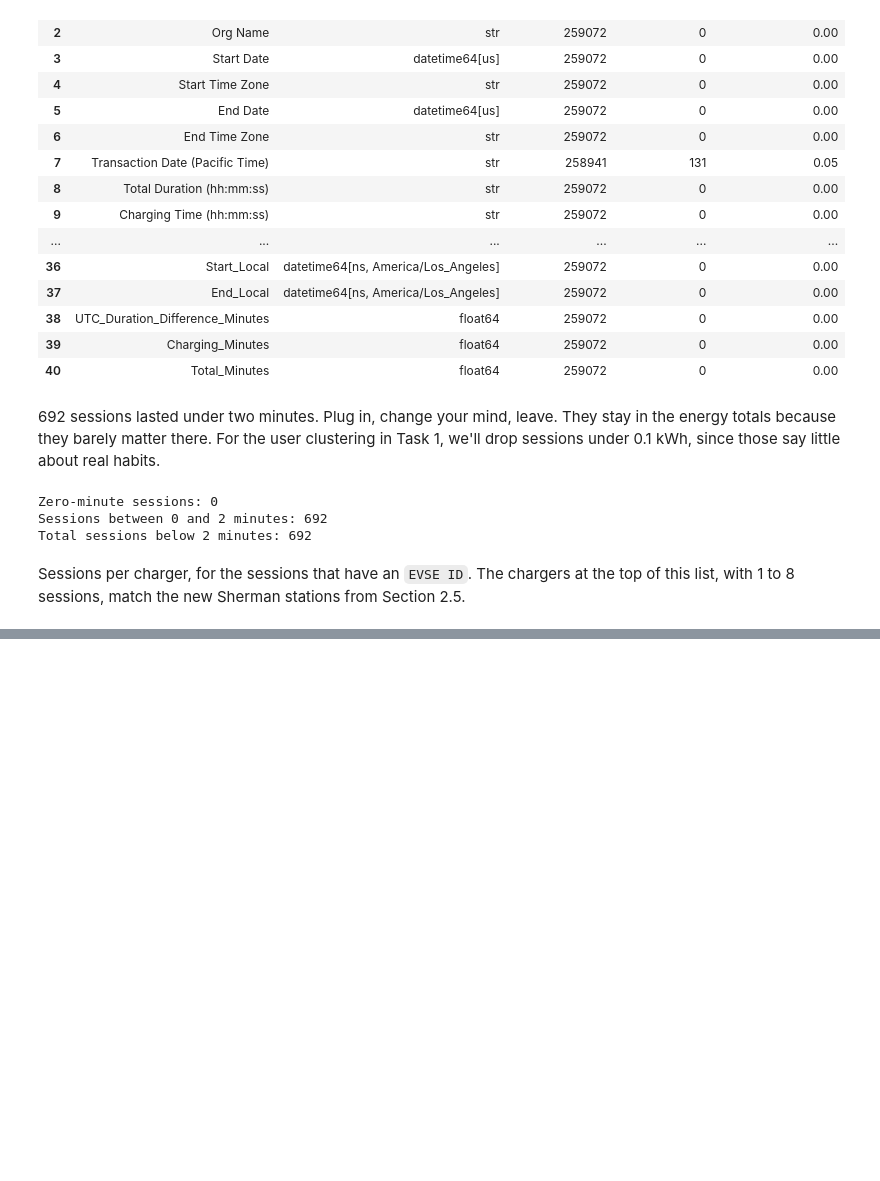
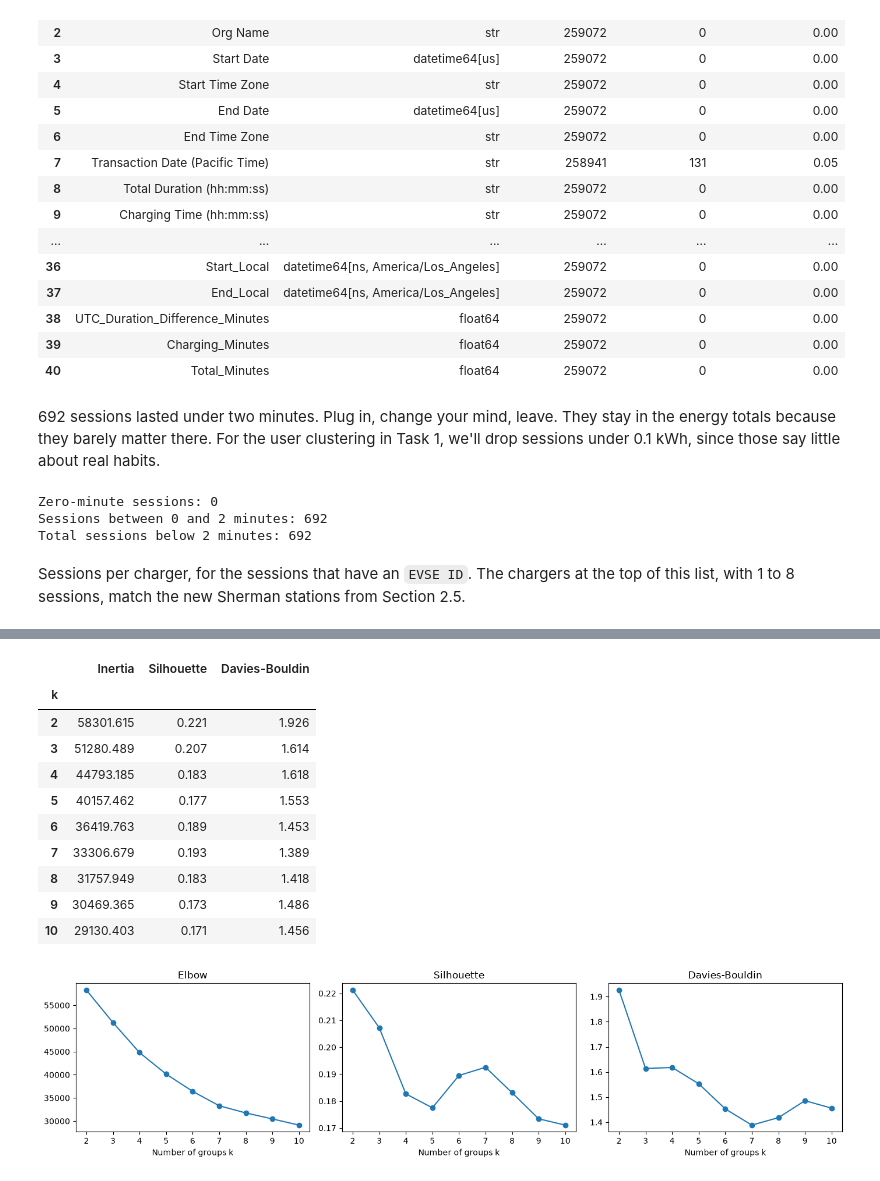
Before and after one commit to dumitritamacarenco/Introduction-to-Business-Analytics---Project-, a Jupyter notebook: ev_charging_palo_alto.ipynb, the cells around one changed output, grey strips where cells are left out. Drawn from its saved outputs; the diff is of its cells as text; code cells hidden in the pictures; blank space fills up the shorter version.

Commit message:
Clustering analysis

```diff
--- a/ev_charging_palo_alto.ipynb
+++ b/ev_charging_palo_alto.ipynb
@@ -867,0 +1072,9 @@ display(evse_usage)
+# %%
+skewed_columns = ["total_energy_kwh", "n_sessions", "avg_energy_per_session", "avg_plugged_hours"]
+print("Skewness before the log:", user_features[skewed_columns].skew().round(1).to_dict())
+
+features_log = user_features.copy()
+features_log[skewed_columns] = np.log1p(features_log[skewed_columns])
+print("Skewness after the log: ", features_log[skewed_columns].skew().round(1).to_dict())
+
+X_scaled = StandardScaler().fit_transform(features_log)
@@ -867,0 +1090,38 @@ display(evse_usage)
+# %%
+results = []
+for k in range(2, 11):
+    model = KMeans(n_clusters=k, init="k-means++", n_init=10, random_state=42)
+    labels = model.fit_predict(X_scaled)
+    results.append({
+        "k": k,
+        "Inertia": model.inertia_,
+        "Silhouette": silhouette_score(X_scaled, labels),
+        "Davies-Bouldin": davies_bouldin_score(X_scaled, labels),
+    })
+results = pd.DataFrame(results).set_index("k")
+display(results.round(3))
+
+fig, axes = plt.subplots(1, 3, figsize=(14, 3.5))
+axes[0].plot(results.index, results["Inertia"], marker="o")
+axes[0].set_title("Elbow")
+axes[1].plot(results.index, results["Silhouette"], marker="o")
+axes[1].set_title("Silhouette")
+axes[2].plot(results.index, results["Davies-Bouldin"], marker="o")
+axes[2].set_title("Davies-Bouldin")
+for ax in axes:
+    ax.set_xlabel("Number of groups k")
+plt.tight_layout()
+plt.show()
+# %% [output]
+|  | Inertia | Silhouette | Davies-Bouldin |
+| k |  |  |  |
+| 2 | 58301.615 | 0.221 | 1.926 |
+| 3 | 51280.489 | 0.207 | 1.614 |
+| 4 | 44793.185 | 0.183 | 1.618 |
+| 5 | 40157.462 | 0.177 | 1.553 |
+| 6 | 36419.763 | 0.189 | 1.453 |
+| 7 | 33306.679 | 0.193 | 1.389 |
+| 8 | 31757.949 | 0.183 | 1.418 |
+| 9 | 30469.365 | 0.173 | 1.486 |
+| 10 | 29130.403 | 0.171 | 1.456 |
+[figure, added]
```
Also changed, not shown: parts of 26 cells of this notebook.
